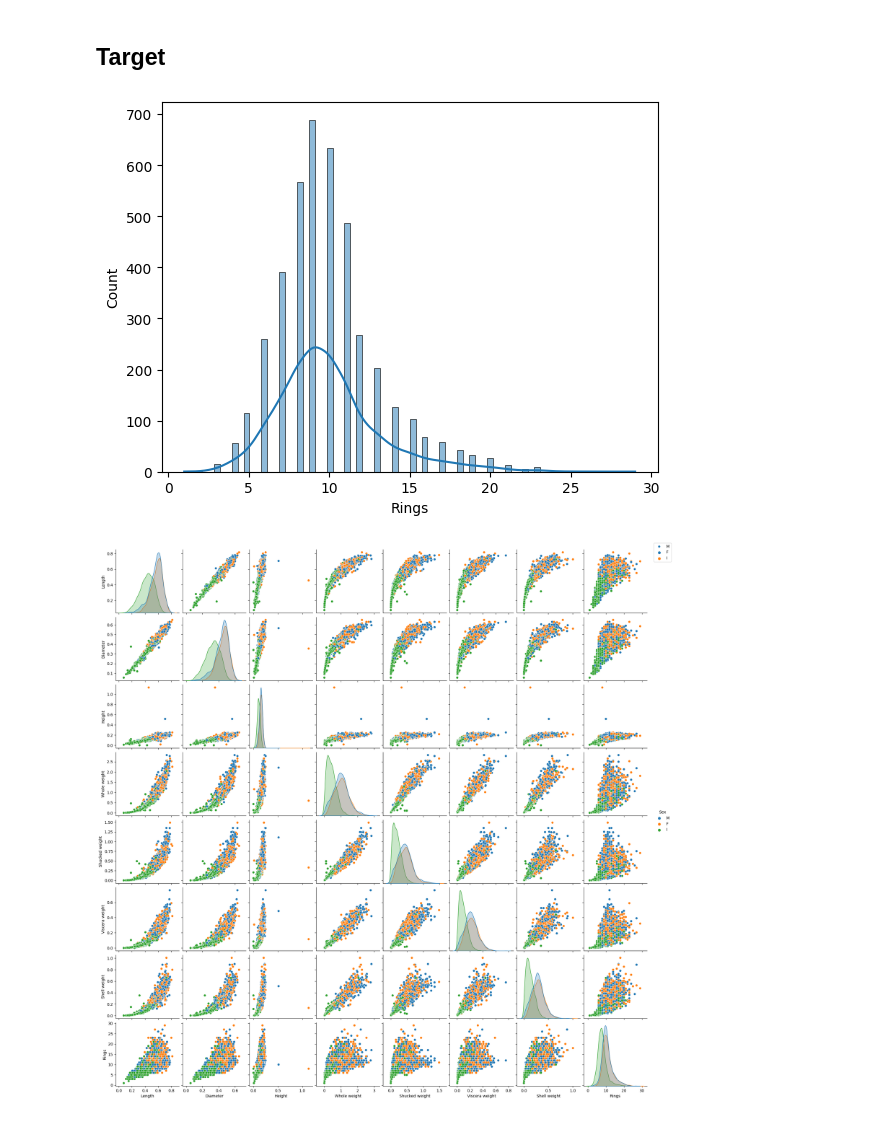
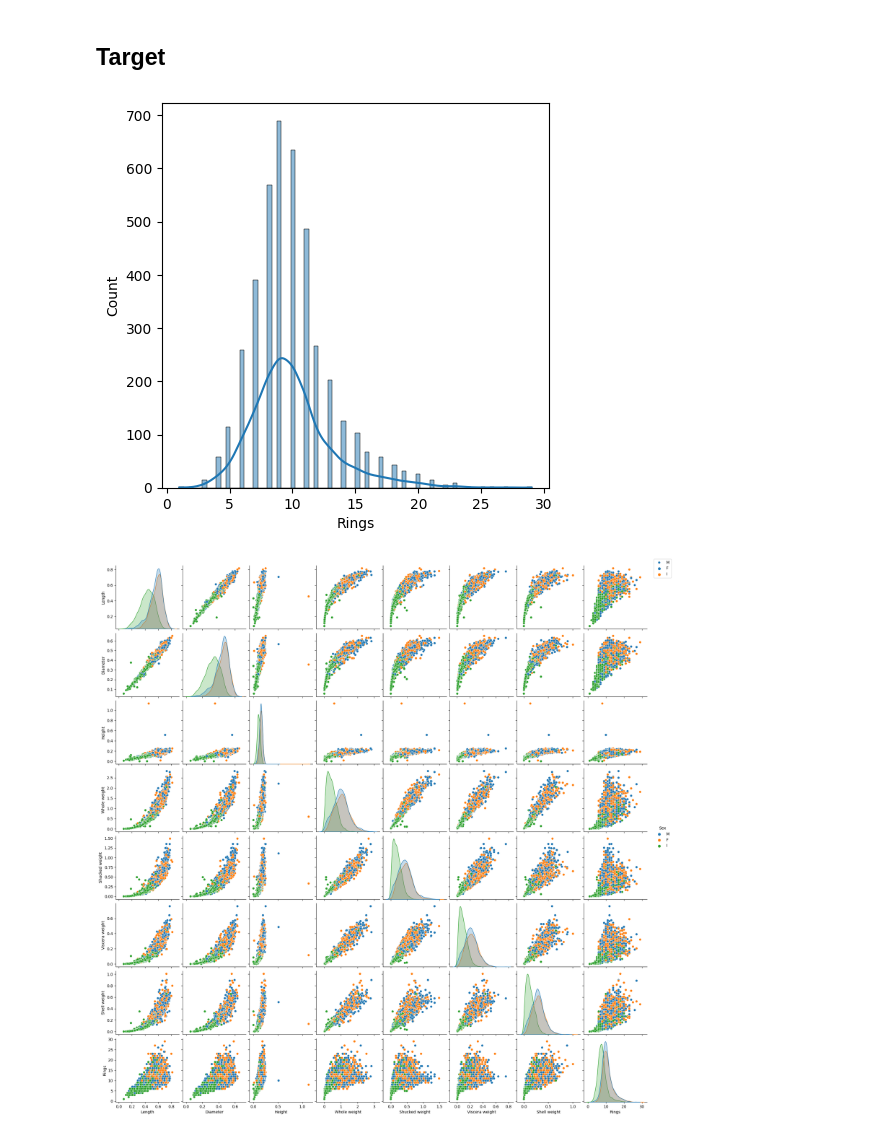
Before and after one commit to GPTeachersDay/TeamProject1, a Jupyter notebook: leeyeonjun/eda/eda_abalone.ipynb, the cells around one changed output. Saved outputs shown, nothing was run; the diff lists cells and outputs as text; code cells hidden in the pictures.

```diff
--- a/leeyeonjun/eda/eda_abalone.ipynb
+++ b/leeyeonjun/eda/eda_abalone.ipynb
@@ -120,11 +124,15 @@ df.describe(include="all")
 # %%
 import matplotlib.pyplot as plt
 import seaborn as sns
+
+fig = plt.figure(figsize=(5, 5))
 sns.histplot(df.Rings, kde=True)
 
 plt.show()
+save_path = '../../../../../Git_Blog/assets/images/aib/GPTeachersDay/abalone_target.png'
+fig.savefig(save_path, dpi=80, bbox_inches='tight')
 # %% [output]
-[figure, old version]
+[figure, new version]
 # %%
 g = sns.pairplot(df, hue='Sex')
 g.fig.legend(labels = ["M","F","I"], loc='upper right', ncol=1)
```
Also changed, not shown: parts of 1 cell of this notebook.
